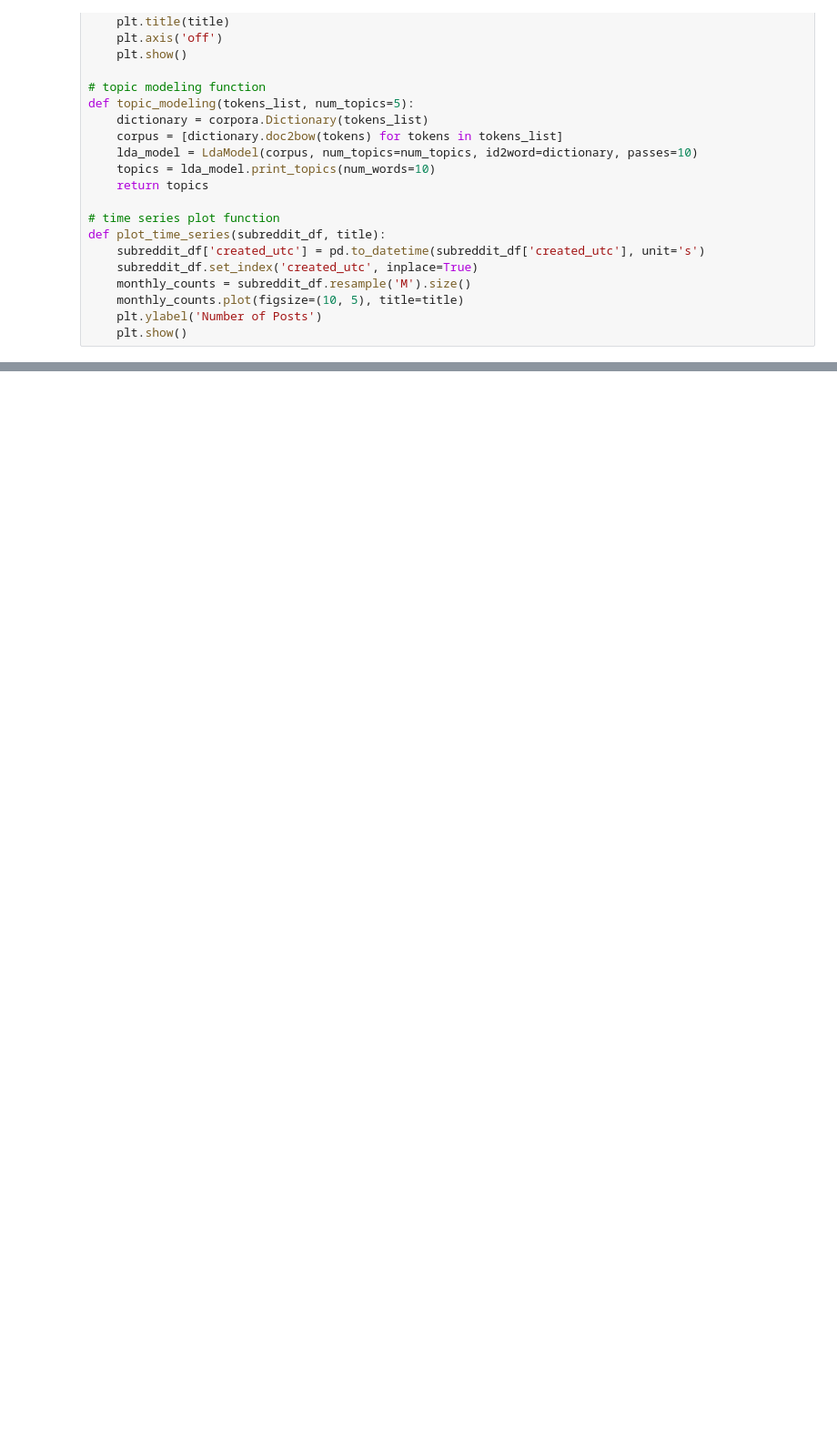
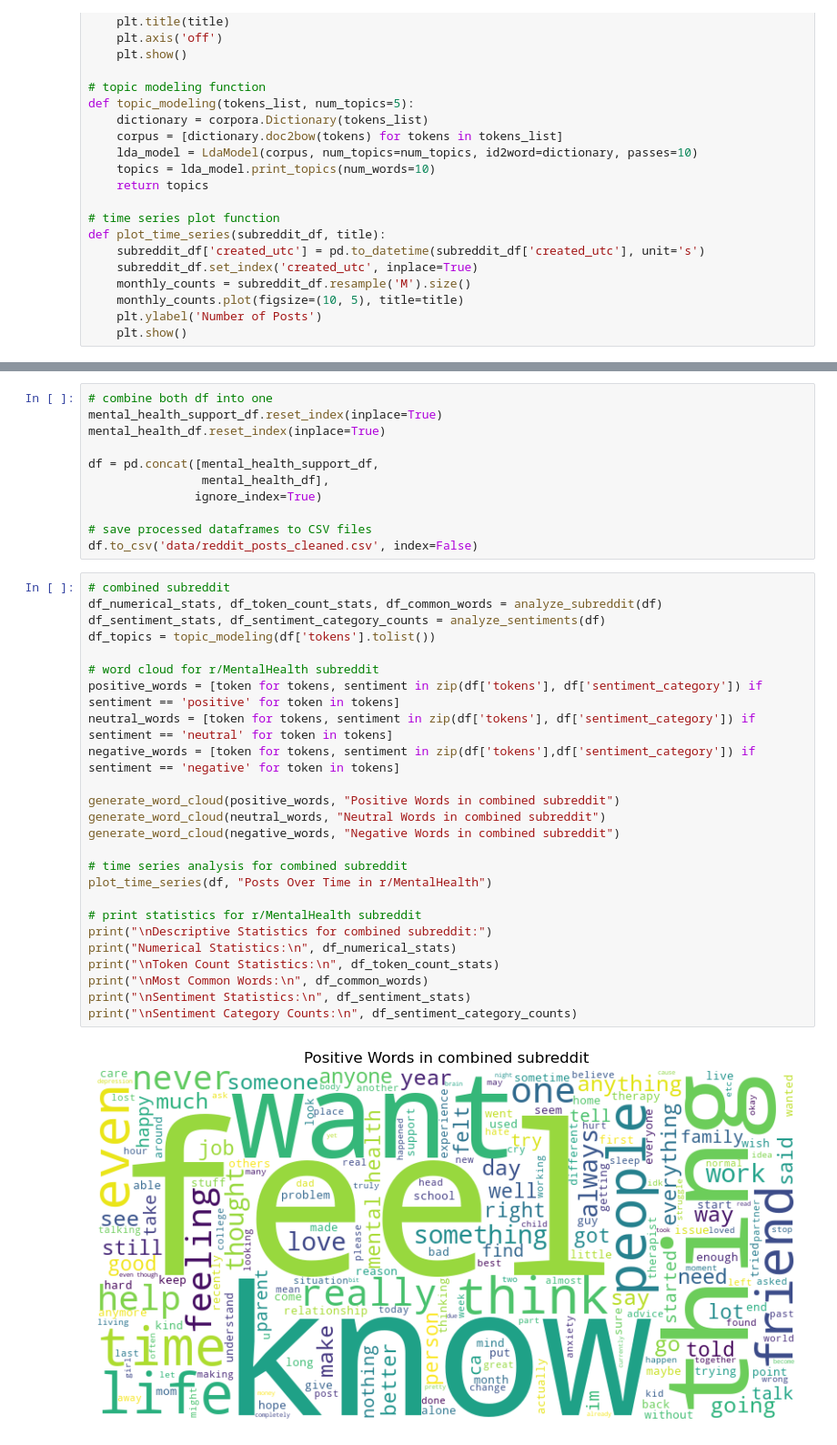
Before and after one commit to amyou518/ADS509, a Jupyter notebook: API_tokenization_mental_health.ipynb, the cells around one changed output, grey strips where cells are left out. Shown at 91% size. Drawn from its saved outputs; the diff is of its cells as text; blank space fills up the shorter version.

```diff
--- a/API_tokenization_mental_health.ipynb
+++ b/API_tokenization_mental_health.ipynb
@@ -661,0 +656,38 @@ df.to_csv('data/reddit_posts_cleaned.csv', index=False)
+# %%
+# combine both df into one
+mental_health_support_df.reset_index(inplace=True)
+mental_health_df.reset_index(inplace=True)
+
+df = pd.concat([mental_health_support_df,
+                mental_health_df],
+               ignore_index=True)
+
+# save processed dataframes to CSV files
+df.to_csv('data/reddit_posts_cleaned.csv', index=False)
+# %%
+# combined subreddit
+df_numerical_stats, df_token_count_stats, df_common_words = analyze_subreddit(df)
+df_sentiment_stats, df_sentiment_category_counts = analyze_sentiments(df)
+df_topics = topic_modeling(df['tokens'].tolist())
+
+# word cloud for r/MentalHealth subreddit
+positive_words = [token for tokens, sentiment in zip(df['tokens'], df['sentiment_category']) if sentiment == 'positive' for token in tokens]
+neutral_words = [token for tokens, sentiment in zip(df['tokens'], df['sentiment_category']) if sentiment == 'neutral' for token in tokens]
+negative_words = [token for tokens, sentiment in zip(df['tokens'],df['sentiment_category']) if sentiment == 'negative' for token in tokens]
+
+generate_word_cloud(positive_words, "Positive Words in combined subreddit")
+generate_word_cloud(neutral_words, "Neutral Words in combined subreddit")
+generate_word_cloud(negative_words, "Negative Words in combined subreddit")
+
+# time series analysis for combined subreddit
+plot_time_series(df, "Posts Over Time in r/MentalHealth")
+
+# print statistics for r/MentalHealth subreddit
+print("\nDescriptive Statistics for combined subreddit:")
+print("Numerical Statistics:\n", df_numerical_stats)
+print("\nToken Count Statistics:\n", df_token_count_stats)
+print("\nMost Common Words:\n", df_common_words)
+print("\nSentiment Statistics:\n", df_sentiment_stats)
+print("\nSentiment Category Counts:\n", df_sentiment_category_counts)
+# %% [output]
+[figure, added]
```
Also changed, not shown: parts of 20 cells of this notebook, 8 other files.
